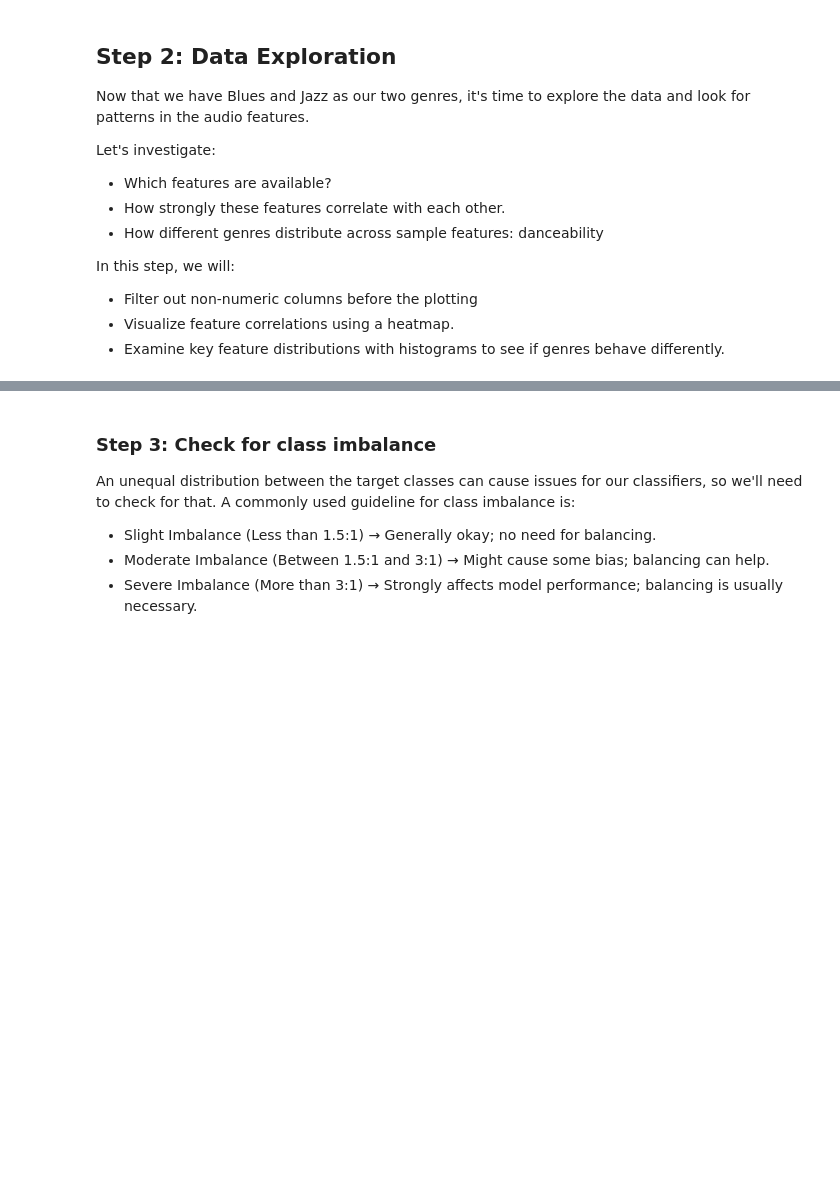
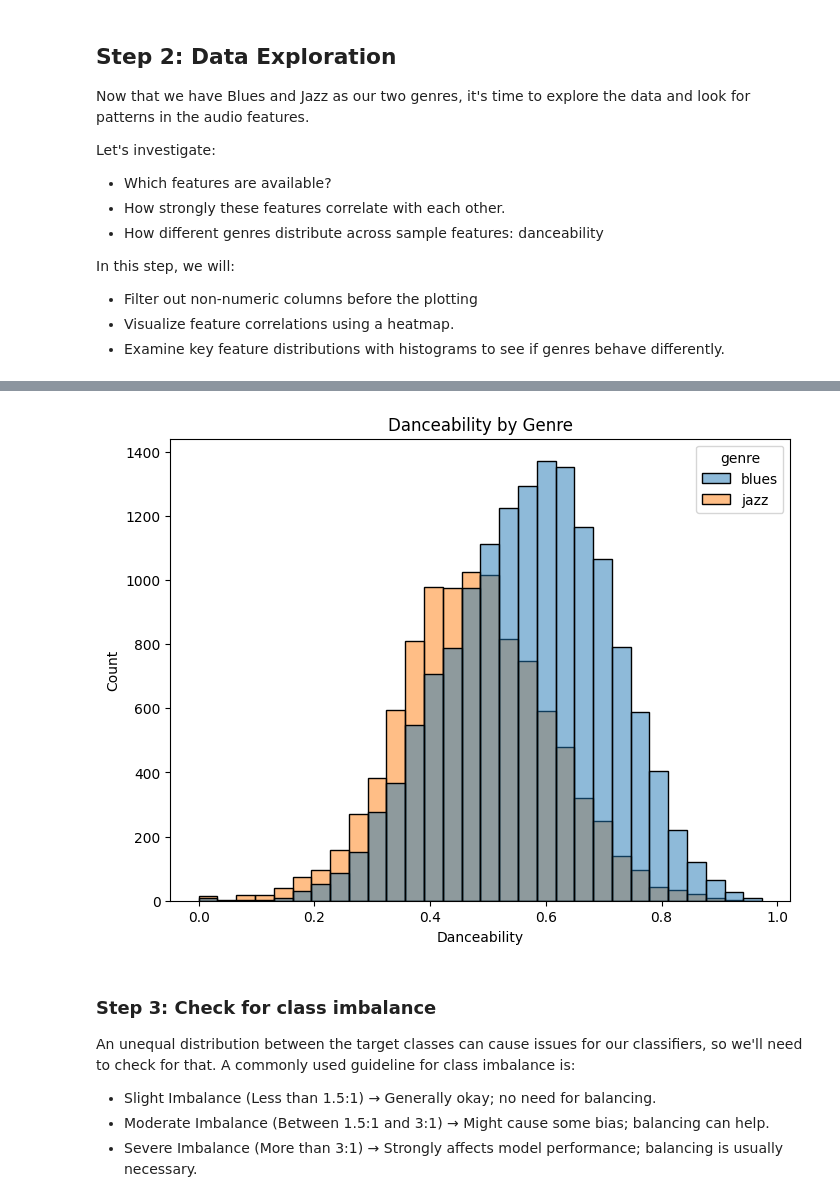
Before and after one commit to jorb1/EDS232-labs, a Jupyter notebook: Week4/lab4-spotify.ipynb, the cells around one changed output, grey strips where cells are left out. Saved outputs shown, nothing was run; the diff lists cells and outputs as text; code cells hidden in the pictures; blank space fills up the shorter version.

```diff
--- a/Week4/lab4-spotify.ipynb
+++ b/Week4/lab4-spotify.ipynb
@@ -112,0 +87,10 @@ No artists with labels found to put in legend.  Note that artists whose label st
+# %%
+# Exclude non-numeric columns but keep 'genre' for grouping
+numeric_features = combined_data.select_dtypes(exclude=['object', 'bool']).copy()
+numeric_features['genre'] = combined_data['genre']
+
+#Correlation heatmap
+plt.figure(figsize = (8,6))
+sns.heatmap(numeric_features.corr(), cmap = "YlOrRd")
+plt.title('Correlation heat map', )
+plt.show()
@@ -113,3 +99,13 @@ No artists with labels found to put in legend.  Note that artists whose label st
+# %%
+#Histogram of danceability
+plt.figure(figsize = (8,6))
+sns.histplot(data=numeric_features, x='danceability', hue ='genre', kde=False, bins=30)
+plt.title('Danceability by Genre')
+plt.xlabel('Danceability')
+plt.ylabel('Count')
+plt.show()
+# %% [output]
+[figure, added]
 # %% [markdown]
 ### Step 3: Check for class imbalance
 An unequal distribution between the target classes can cause issues for our classifiers, so we'll need to check for that. A commonly used guideline for class imbalance is:
```
Also changed, not shown: parts of 7 cells of this notebook.
